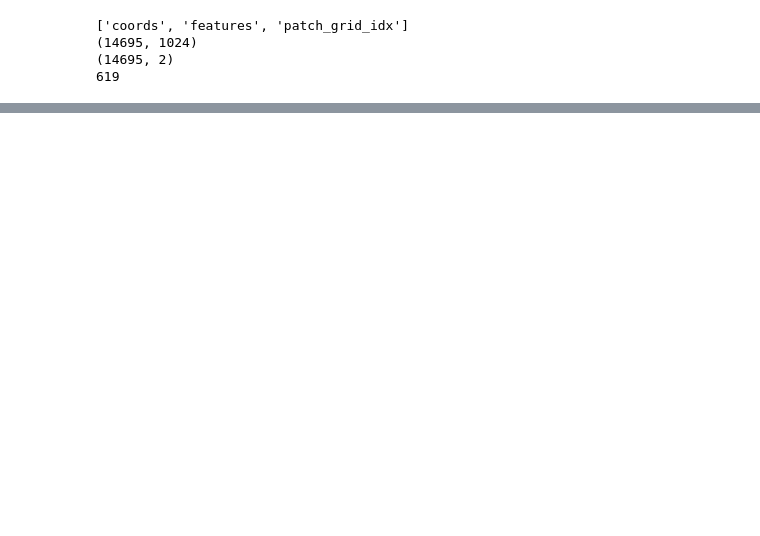
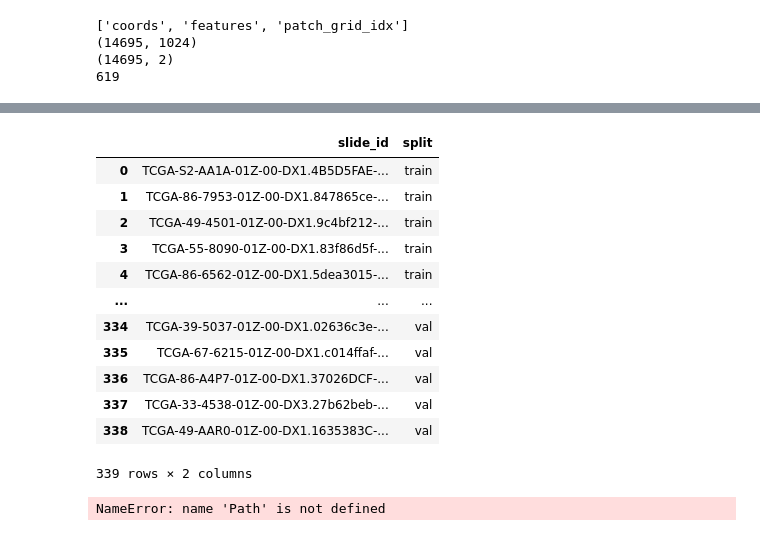
Before and after one commit to vhovenga/wsi_samp, a Jupyter notebook: notebooks/tcga_sandbox.ipynb, the cells around one changed output, grey strips where cells are left out. Cells and saved outputs as stored; diff of their text form; code cells hidden in the pictures; blank space fills up the shorter version.

```diff
--- a/notebooks/tcga_sandbox.ipynb
+++ b/notebooks/tcga_sandbox.ipynb
@@ -214,0 +345,18 @@ with h5py.File(feat_path, "r") as f:
+# %%
+split_path = "/home/dog/Documents/van/wsi_samp/data/tcga_luad_lusc/parquet/split_1_25train.parquet"
+split = pd.read_parquet(split_path)
+split[split["split"].isin(["train", "val"])]
+# %% [output]
+|  | slide_id | split |
+| 0 | TCGA-S2-AA1A-01Z-00-DX1.4B5D5FAE-... | train |
+| 1 | TCGA-86-7953-01Z-00-DX1.847865ce-... | train |
+| 2 | TCGA-49-4501-01Z-00-DX1.9c4bf212-... | train |
+| 3 | TCGA-55-8090-01Z-00-DX1.83f86d5f-... | train |
+| 4 | TCGA-86-6562-01Z-00-DX1.5dea3015-... | train |
+| ... | ... | ... |
+| 334 | TCGA-39-5037-01Z-00-DX1.02636c3e-... | val |
+| 335 | TCGA-67-6215-01Z-00-DX1.c014ffaf-... | val |
+| 336 | TCGA-86-A4P7-01Z-00-DX1.37026DCF-... | val |
+| 337 | TCGA-33-4538-01Z-00-DX3.27b62beb-... | val |
+| 338 | TCGA-49-AAR0-01Z-00-DX1.1635383C-... | val |
+339 rows × 2 columns
@@ -214,0 +370,22 @@ with h5py.File(feat_path, "r") as f:
+# %%
+slide_to_files = (
+    tiles_df
+    .groupby("slide_id")["patch_uri"]
+    .apply(list)
+    .to_dict()
+)
+
+# Also extract slide_id → list of basenames (keys for LMDB)
+slide_to_keys = {
+    slide_id: [Path(p).name for p in paths]
+    for slide_id, paths in slide_to_files.items()
+}
+
+slide_ids = list(slide_to_files.keys())
+
+print("Num slides:", len(slide_ids))
+print("Example:", slide_ids[0])
+print("Example files:", slide_to_files[slide_ids[0]][:5])
+print("Example LMDB keys:", slide_to_keys[slide_ids[0]][:5])
+# %% [output]
+NameError: name 'Path' is not defined
```
Also changed, not shown: parts of 11 cells of this notebook, 15 other files.
